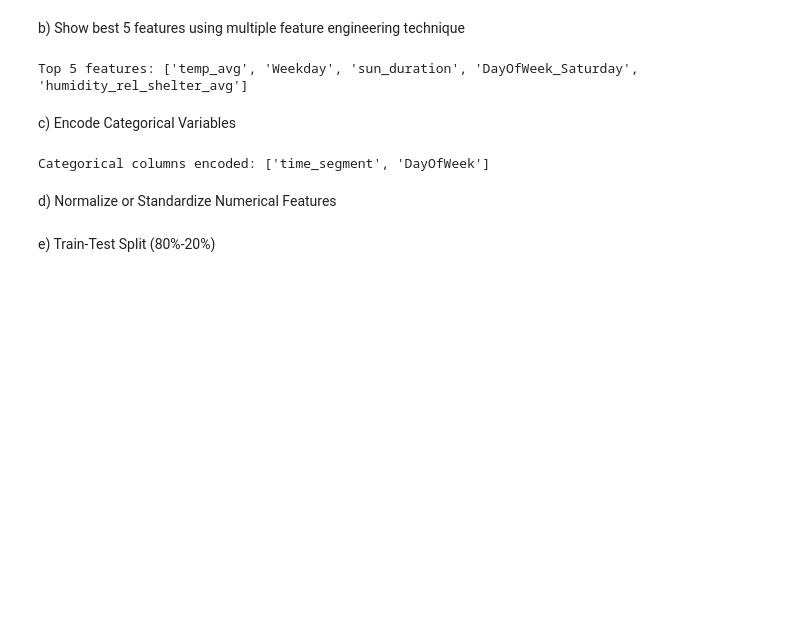
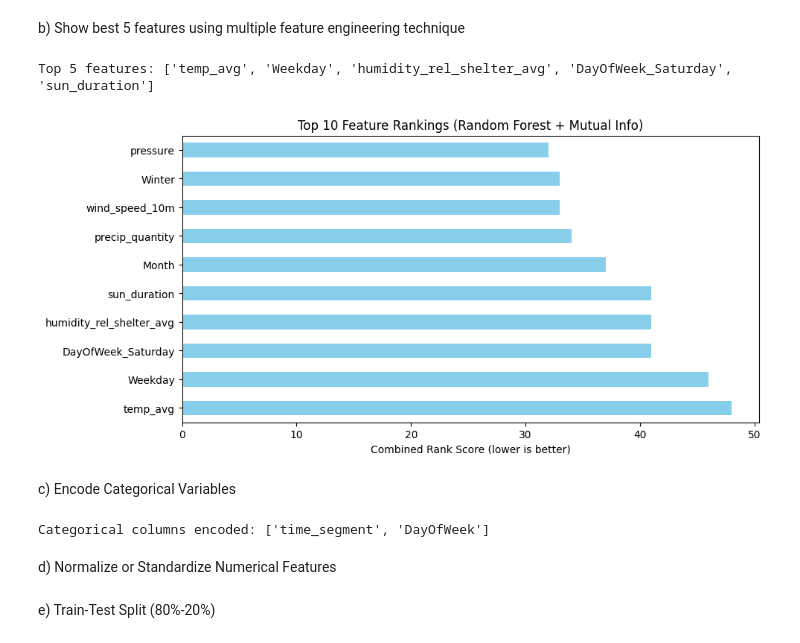
Before and after one commit to saifull03/ML_Final_Exam, a Jupyter notebook: 22203018.ipynb, the cells around one changed output. Drawn from its saved outputs; the diff is of its cells as text; code cells hidden in the pictures; blank space fills up the shorter version.

```diff
--- a/22203018.ipynb
+++ b/22203018.ipynb
@@ -145,29 +161,39 @@ b) Show best 5 features using multiple feature engineering technique
 # %%
 from sklearn.ensemble import RandomForestRegressor
 from sklearn.feature_selection import mutual_info_regression
+import matplotlib.pyplot as plt
 
 X_all = df.drop('VisitorCount', axis=1)
 y_all = df['VisitorCount']
 
 # One-hot encode before feature selection
 X_encoded = pd.get_dummies(X_all, drop_first=True)
 
 # 1. Random Forest Importance
 rf = RandomForestRegressor()
 rf.fit(X_encoded, y_all)
 rf_importances = pd.Series(rf.feature_importances_, index=X_encoded.columns)
 
 # 2. Mutual Information
 mi_scores = pd.Series(mutual_info_regression(X_encoded, y_all), index=X_encoded.columns)
 
 # Combine both methods
 combined_scores = (rf_importances.rank() + mi_scores.rank()).sort_values(ascending=False)
 
 # Best top 5 features
 top_5_features = combined_scores.head(5).index.tolist()
 print("Top 5 features:", top_5_features)
+
+# Plot bar of top 10 features by combined score
+plt.figure(figsize=(10, 5))
+combined_scores.head(10).sort_values().plot(kind='barh', color='skyblue')
+plt.xlabel("Combined Rank Score (lower is better)")
+plt.title("Top 10 Feature Rankings (Random Forest + Mutual Info)")
+plt.gca().invert_yaxis()
+plt.show()
 # %% [output]
-Top 5 features: ['temp_avg', 'Weekday', 'sun_duration', 'DayOfWeek_Saturday', 'humidity_rel_shelter_avg']
+Top 5 features: ['temp_avg', 'Weekday', 'humidity_rel_shelter_avg', 'DayOfWeek_Saturday', 'sun_duration']
+[figure, added]
 # %% [markdown]
  c) Encode Categorical Variables
 # %%
```
Also changed, not shown: parts of 1 cell of this notebook.
